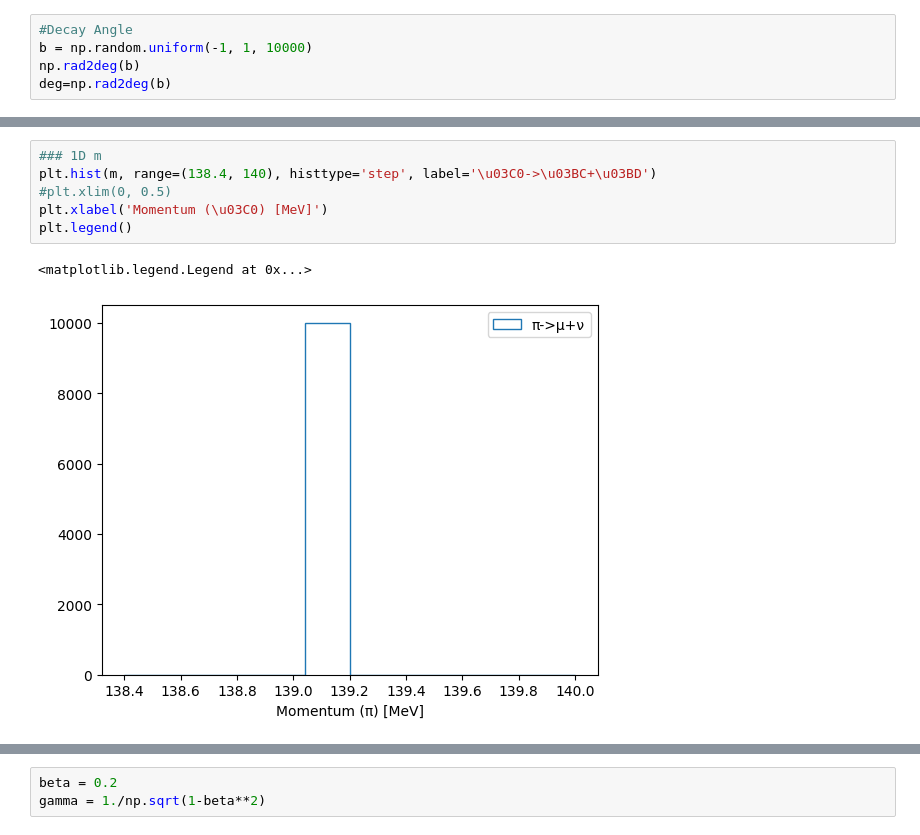
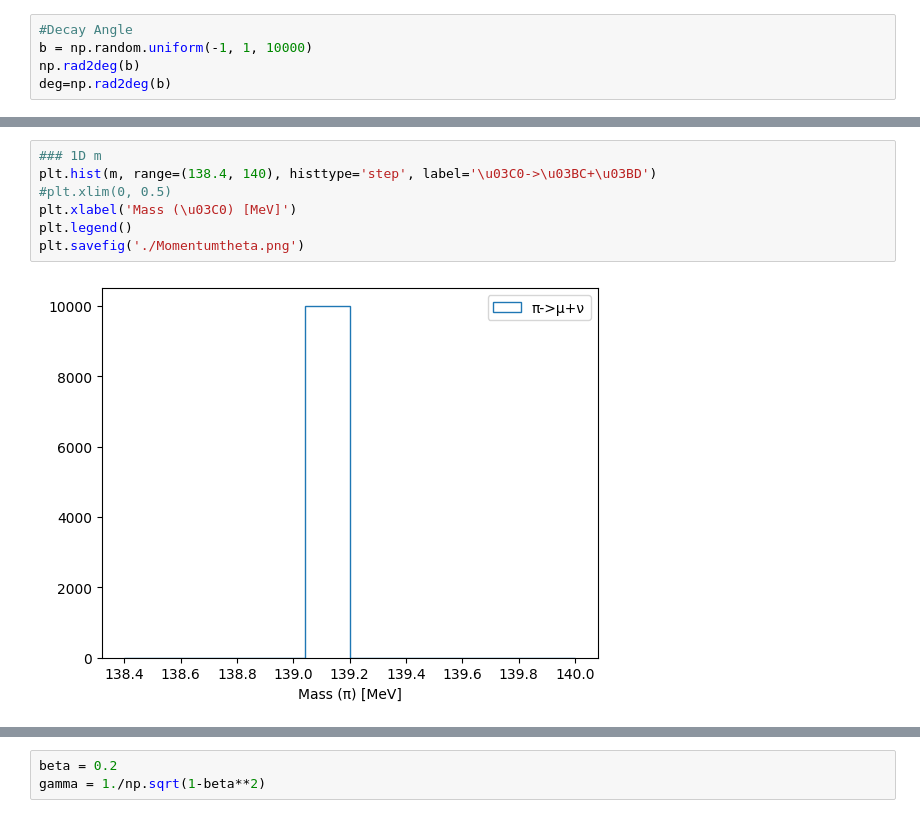
Before and after one commit to Payal7890/ProjectinSTR, a Jupyter notebook: project.ipynb, the cells around one changed output, grey strips where cells are left out. Cells and saved outputs as stored; diff of their text form.

```diff
--- a/project.ipynb
+++ b/project.ipynb
@@ -35,12 +35,12 @@ plt.savefig('./PvsThetaforPions.png')
 # %%
 ### 1D m
 plt.hist(m, range=(138.4, 140), histtype='step', label='\u03C0->\u03BC+\u03BD')
 #plt.xlim(0, 0.5)
-plt.xlabel('Momentum (\u03C0) [MeV]')
+plt.xlabel('Mass (\u03C0) [MeV]')
 plt.legend()
+plt.savefig('./Momentumtheta.png')
 # %% [output]
-<matplotlib.legend.Legend at 0x...>
-[figure, old version]
+[figure, new version]
 # %%
 ### 1D p
 plt.hist(a, bins=100, histtype='step', label='\u03C0->\u03BC+\u03BD')
```
Also changed, not shown: parts of 46 cells of this notebook.
